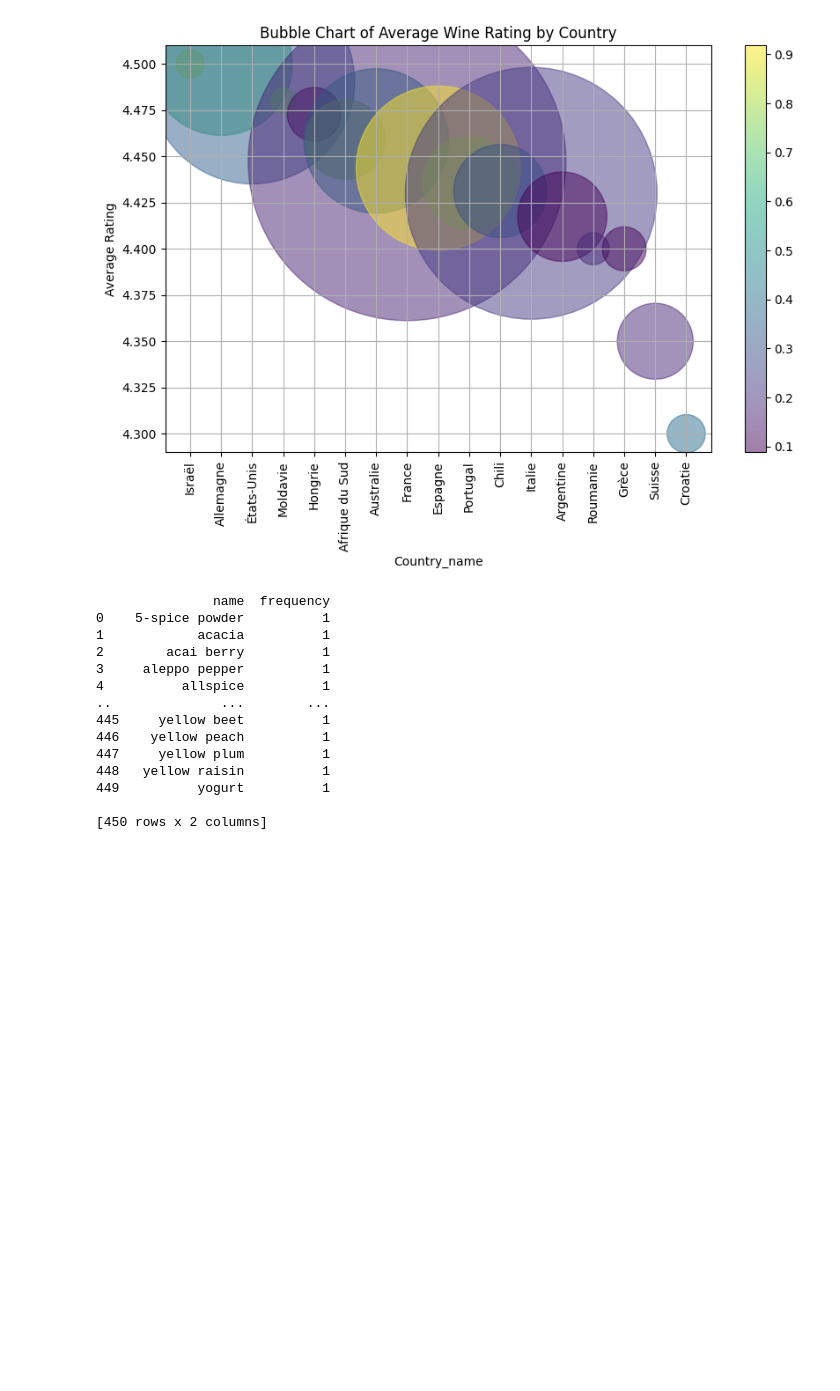
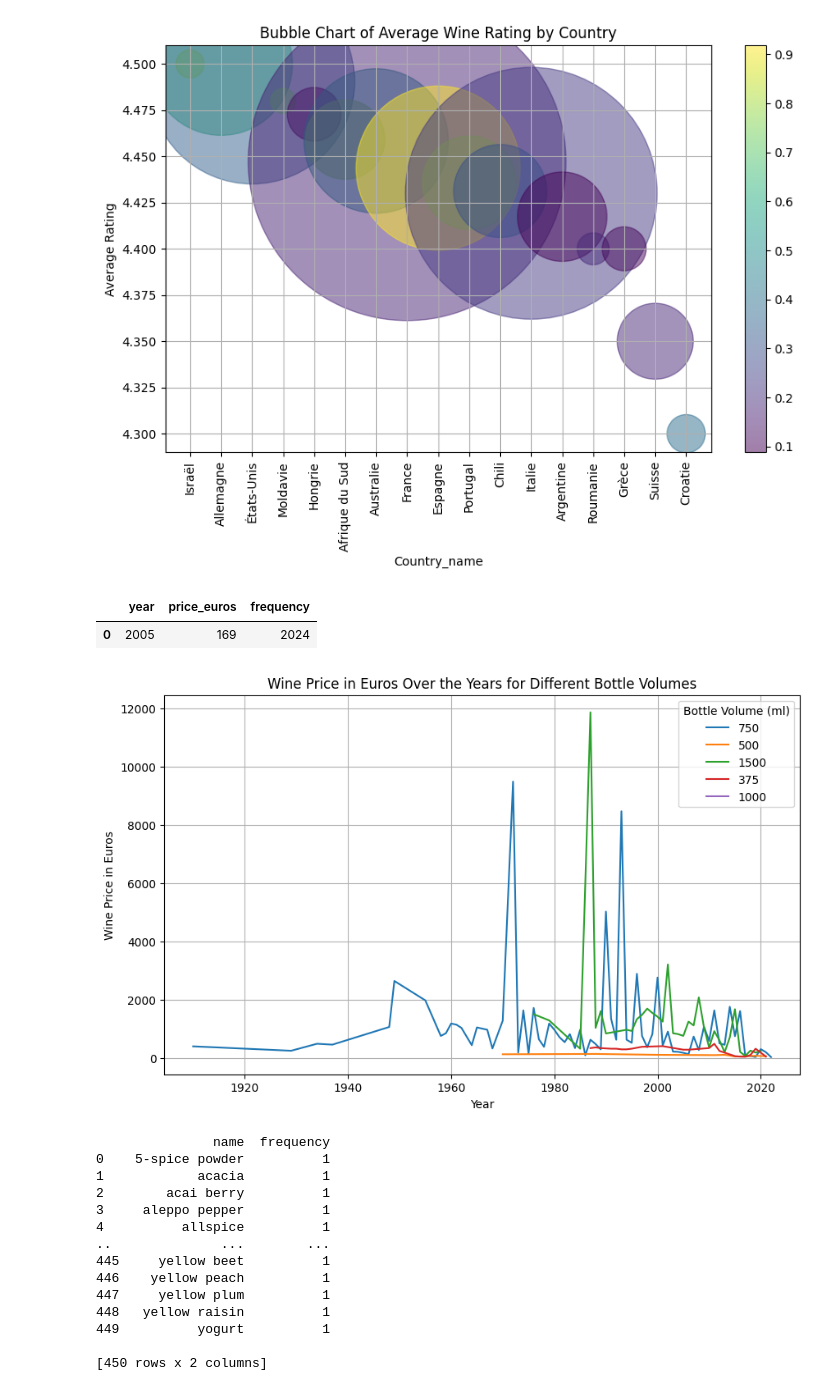
Before and after one commit to archana0311/wine-market-analysis, a Jupyter notebook: Analysis.ipynb, the cells around one changed output. Saved outputs shown, nothing was run; the diff lists cells and outputs as text; code cells hidden in the pictures; blank space fills up the shorter version.

```diff
--- a/Analysis.ipynb
+++ b/Analysis.ipynb
@@ -414,6 +414,42 @@ df = df.head(7)
 [figure]
 # %%
 Top 5 recommendations
+# %%
+pd.read_sql_query("""
+SELECT year, CAST(ROUND(price_euros) AS INTEGER) AS price_euros, COUNT(*) AS frequency
+FROM vintages
+WHERE year IS NOT NULL AND price_euros IS NOT NULL AND year != 'N.V.'
+ORDER BY year, frequency DESC;
+""", conn)
+# %% [output]
+|  | year | price_euros | frequency |
+| 0 | 2005 | 169 | 2024 |
+# %%
+df = pd.read_sql_query("""
+SELECT year, bottle_volume_ml, ROUND(price_euros) AS Wine_price
+FROM vintages
+WHERE year != 'N.V.'
+GROUP BY year, bottle_volume_ml
+ORDER BY year;
+""", conn)
+
+# Convert 'year' to integer for plotting
+df['year'] = df['year'].astype(int)
+
+# Create a line chart for each category of bottle_volume_ml
+plt.figure(figsize=(10, 6))
+for volume in df['bottle_volume_ml'].unique():
+    subset = df[df['bottle_volume_ml'] == volume]
+    plt.plot(subset['year'], subset['Wine_price'], label=str(volume))
+
+plt.xlabel('Year')
+plt.ylabel('Wine Price in Euros')
+plt.title('Wine Price in Euros Over the Years for Different Bottle Volumes')
+plt.legend(title='Bottle Volume (ml)')
+plt.grid(True)
+plt.show()
+# %% [output]
+[figure, added]
 # %%
 
 query = '''
```
Also changed, not shown: parts of 2 cells of this notebook, 1 other file.
